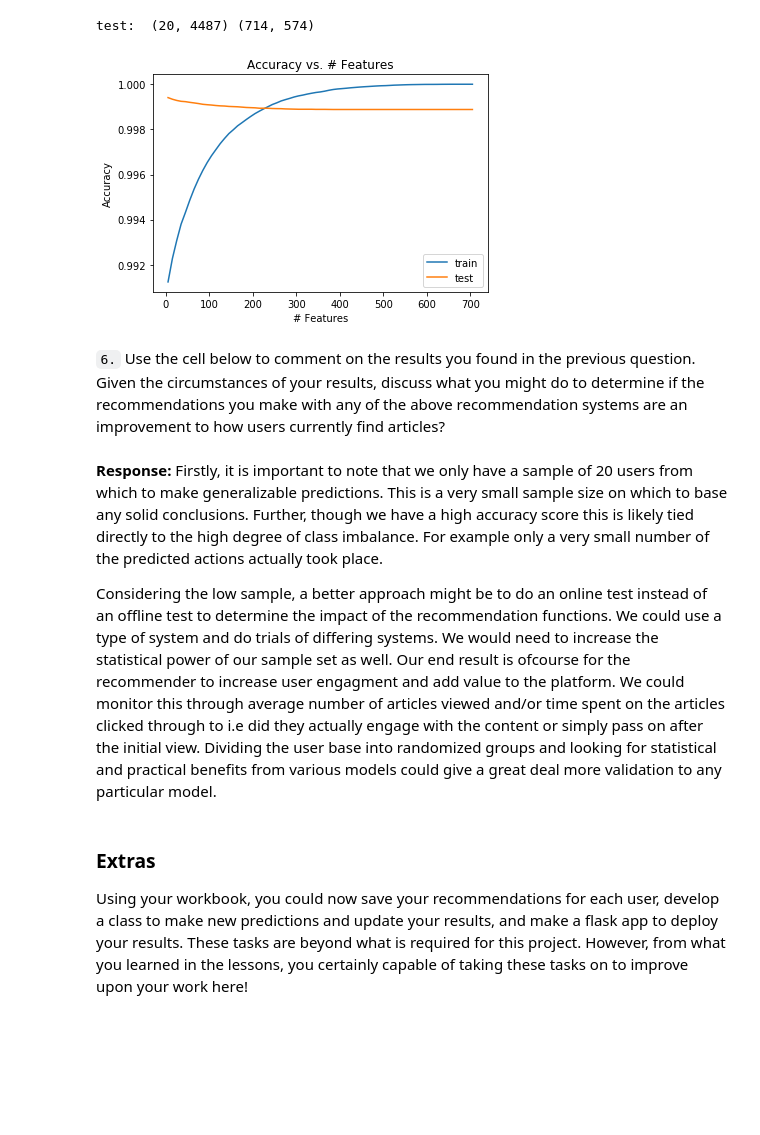
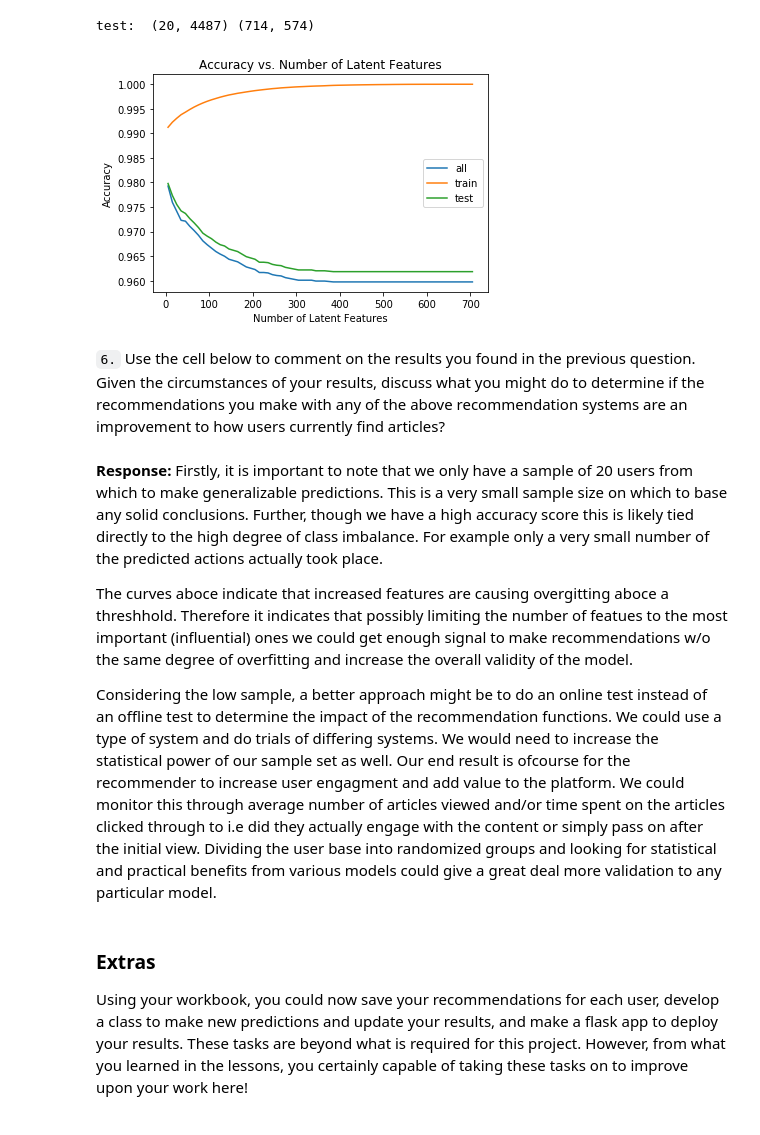
Before and after one commit to jzallen07/Recommendation-Engine, a Jupyter notebook: Recommendations_with_IBM.ipynb, the cells around one changed output. Drawn from its saved outputs; the diff is of its cells as text; code cells hidden in the pictures; blank space fills up the shorter version.

```diff
--- a/Recommendations_with_IBM.ipynb
+++ b/Recommendations_with_IBM.ipynb
@@ -846,4 +834,6 @@ vt_test= vt_train[:, train_common_col]
 print('test: ', u_test.shape, vt_test.shape)
 # %% [output]
 test:  (20, 4487) (714, 574)
+# %%
+user_item_test = user_item_test.loc[common_idx]
 # %%
@@ -870,20 +861,23 @@ for k in num_latent_feat: #iterate thru number of latent features to get predict
 # %%
 
 #plot errors
+plt.plot(num_latent_feat, all_errs, label='all');
 plt.plot(num_latent_feat, 1 - (np.array(sum_train_errs)/(user_item_train.shape[0]*user_item_train.shape[1])), label='train');
 plt.plot(num_latent_feat, 1 - (np.array(sum_test_errs)/(user_item_test.shape[0]*user_item_test.shape[1])), label='test');
 plt.legend(loc='best')
-plt.xlabel('# Features');
+plt.xlabel('Number of Latent Features');
 plt.ylabel('Accuracy');
-plt.title('Accuracy vs. # Features');
+plt.title('Accuracy vs. Number of Latent Features');
 plt.show();
 # %% [output]
-[figure, old version]
+[figure, new version]
 # %% [markdown]
 `6.` Use the cell below to comment on the results you found in the previous question. Given the circumstances of your results, discuss what you might do to determine if the recommendations you make with any of the above recommendation systems are an improvement to how users currently find articles?
 # %% [markdown]
 **Response:** Firstly, it is important to note that we only have a sample of 20 users from which to make generalizable predictions. This is a very small sample size on which to base any solid conclusions. Further, though we have a high accuracy score this is likely tied directly to the high degree of class imbalance. For example only a very small number of the predicted actions actually took place.
 
+The curves aboce indicate that increased features are causing overgitting aboce a threshhold. Therefore it indicates that possibly limiting the number of featues to the most important (influential) ones we could get enough signal to make recommendations w/o the same degree of overfitting and increase the overall validity of the model.
+
 Considering the low sample, a better approach might be to do an online test instead of an offline test to determine the impact of the recommendation functions. We could use a type of system and do trials of differing systems. We would need to increase the statistical power of our sample set as well. Our end result is ofcourse for the recommender to increase user engagment and add value to the platform. We could monitor this through average number of articles viewed and/or time spent on the articles clicked through to i.e did they actually engage with the content or simply pass on after the initial view. Dividing the user base into randomized groups and looking for statistical and practical benefits from various models could give a great deal more validation to any particular model.
 # %% [markdown]
 <a id='conclusions'></a>
```
Also changed, not shown: parts of 5 cells of this notebook, 3 other files.
